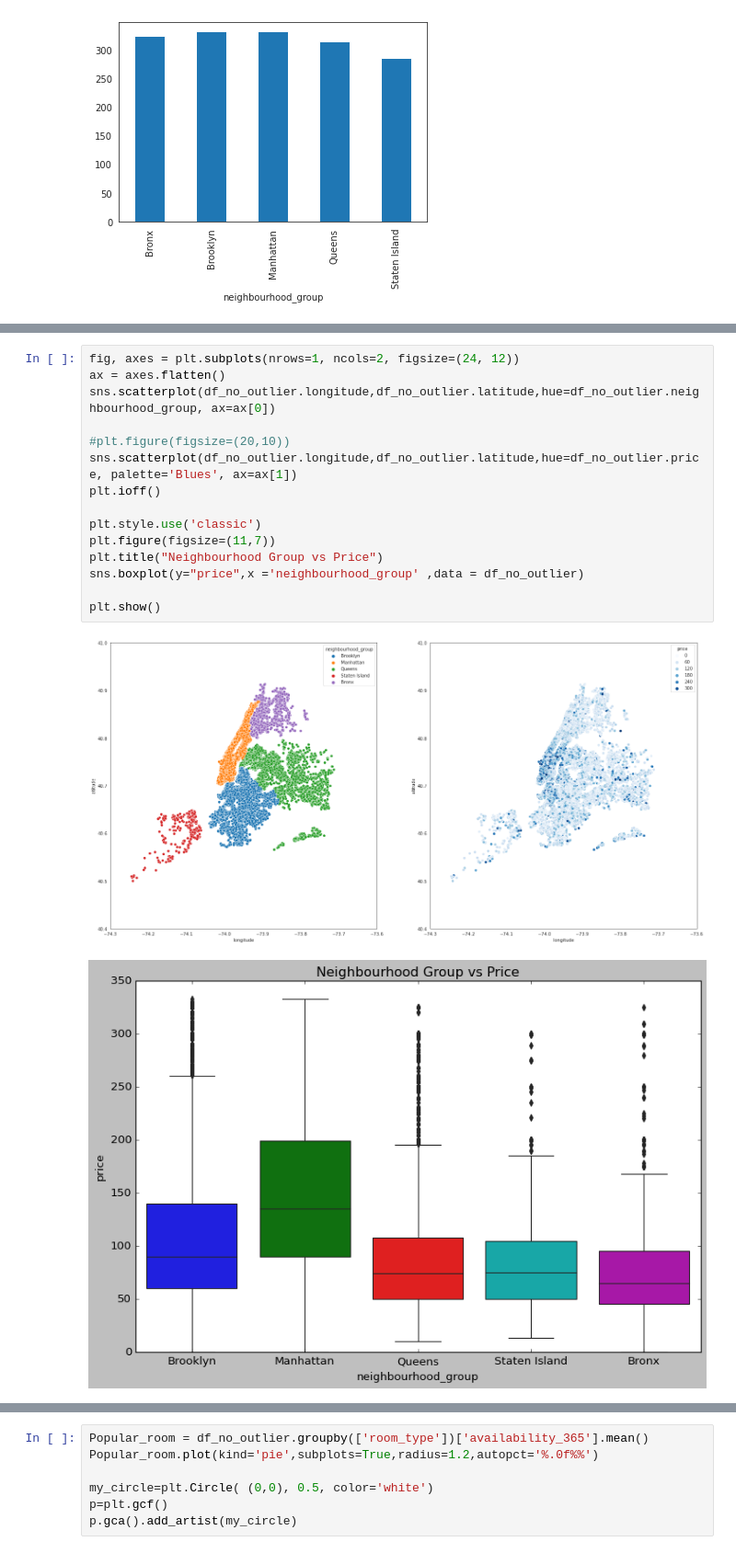
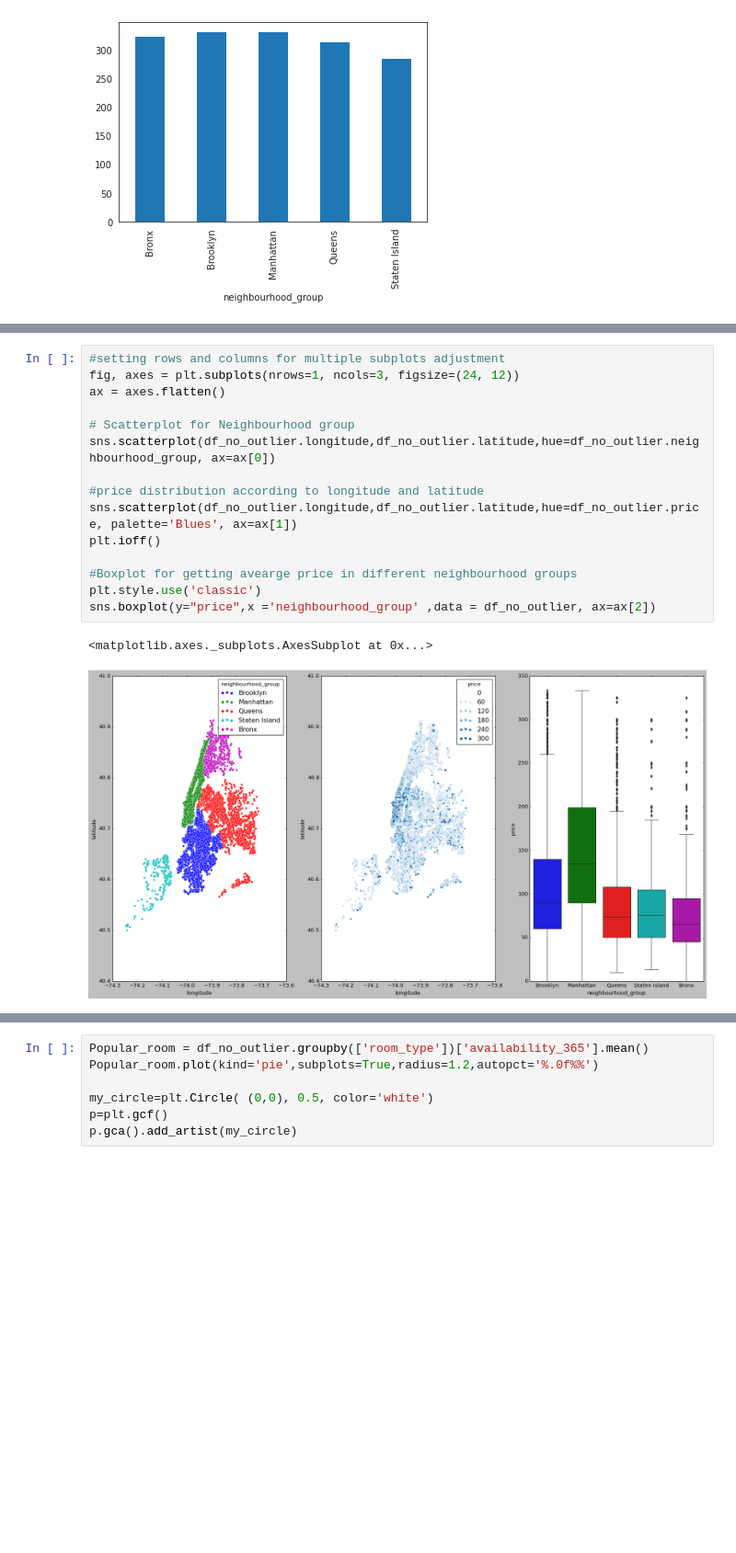
Before and after one commit to 007jayesh/Airbnb-Data-Analysis, a Jupyter notebook: Airbnb_Bookings_Analysis_Capstone_Project.ipynb, the cells around one changed output, grey strips where cells are left out. Shown at 92% size. Drawn from its saved outputs; the diff is of its cells as text; blank space fills up the shorter version.

```diff
--- a/Airbnb_Bookings_Analysis_Capstone_Project.ipynb
+++ b/Airbnb_Bookings_Analysis_Capstone_Project.ipynb
@@ -431,18 +559,18 @@ price_band.plot(kind='bar')
 # %%
-fig, axes = plt.subplots(nrows=1, ncols=2, figsize=(24, 12))
+#setting rows and columns for multiple subplots adjustment
+fig, axes = plt.subplots(nrows=1, ncols=3, figsize=(24, 12))
 ax = axes.flatten()
+
+# Scatterplot for Neighbourhood group
 sns.scatterplot(df_no_outlier.longitude,df_no_outlier.latitude,hue=df_no_outlier.neighbourhood_group, ax=ax[0])
 
-#plt.figure(figsize=(20,10))
+#price distribution according to longitude and latitude
 sns.scatterplot(df_no_outlier.longitude,df_no_outlier.latitude,hue=df_no_outlier.price, palette='Blues', ax=ax[1])
 plt.ioff()
 
+#Boxplot for getting avearge price in different neighbourhood groups
 plt.style.use('classic')
-plt.figure(figsize=(11,7))
-plt.title("Neighbourhood Group vs Price")
-sns.boxplot(y="price",x ='neighbourhood_group' ,data = df_no_outlier)
-
-plt.show()
+sns.boxplot(y="price",x ='neighbourhood_group' ,data = df_no_outlier, ax=ax[2])
 # %% [output]
+<matplotlib.axes._subplots.AxesSubplot at 0x...>
-[figure, old version]
+[figure, new version]
-[figure, removed]
```
Also changed, not shown: parts of 72 cells of this notebook.
